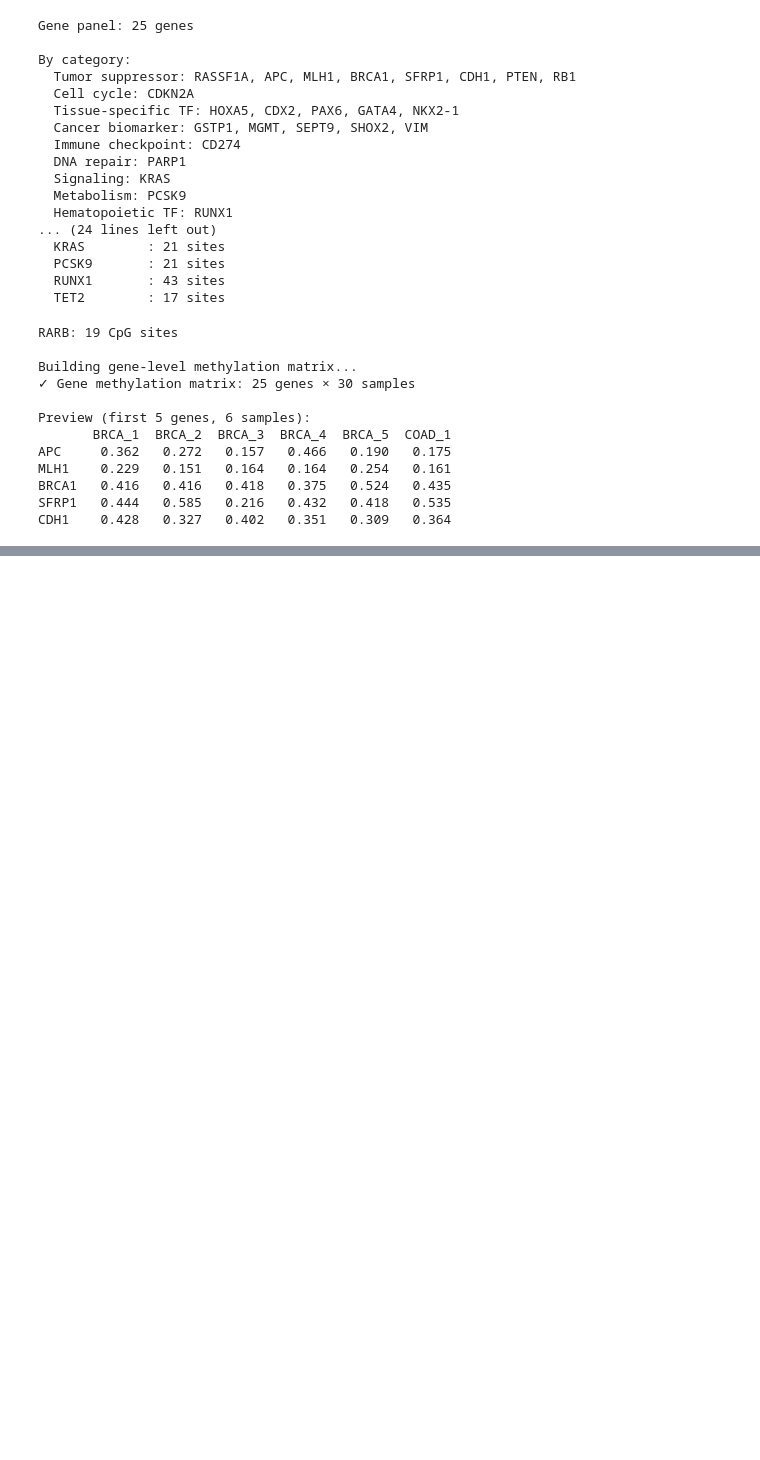
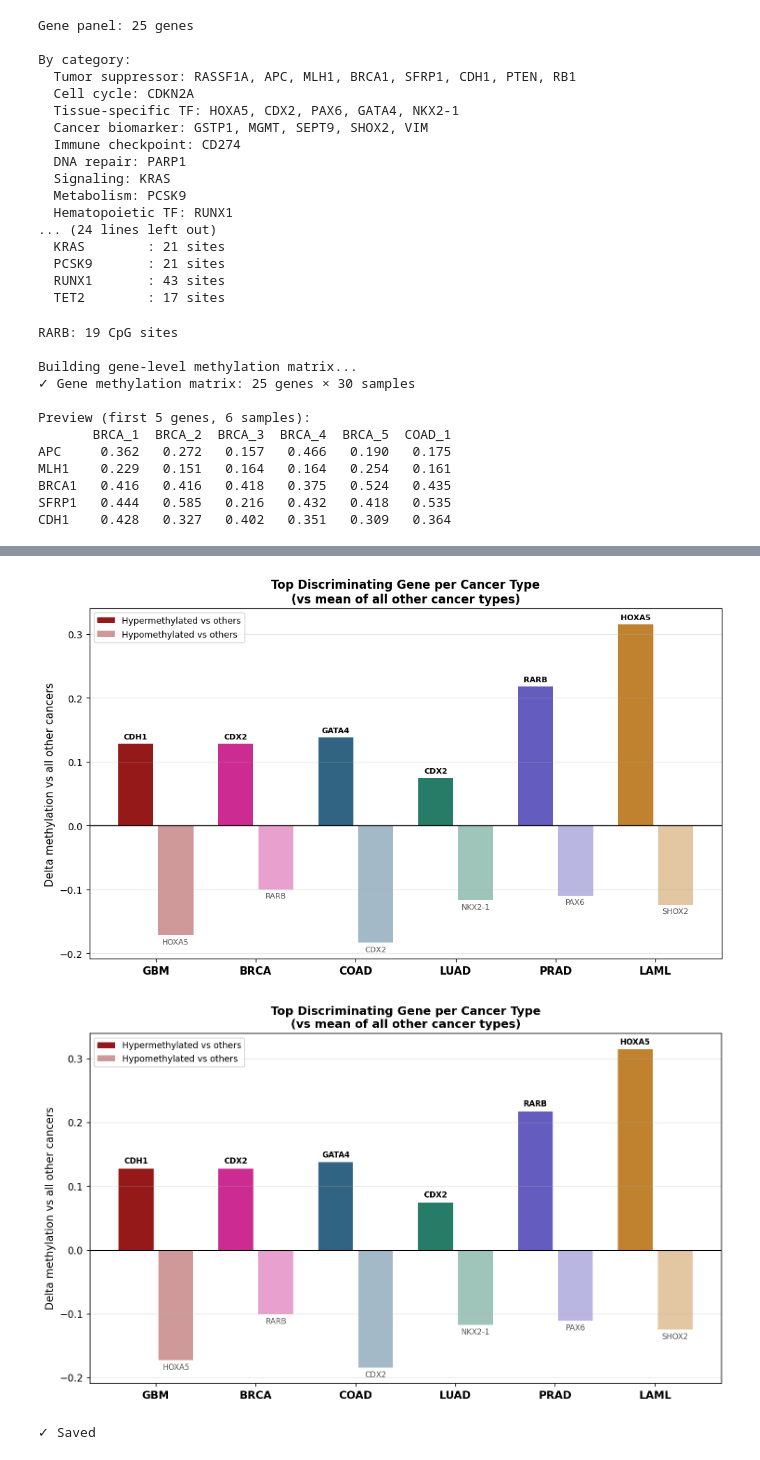
Before and after one commit to bmurnyak/methylation-tissue-classifier, a Jupyter notebook: notebooks/01_ccle_methylation_panel.ipynb, the cells around one changed output, grey strips where cells are left out. Cells and saved outputs as stored; diff of their text form; code cells hidden in the pictures; blank space fills up the shorter version.

```diff
--- a/notebooks/01_ccle_methylation_panel.ipynb
+++ b/notebooks/01_ccle_methylation_panel.ipynb
@@ -432,0 +919,73 @@ ModuleNotFoundError: No module named 'matplotlib'
+# %%
+# Cell 15 — top discriminating gene per cancer type
+import pandas as pd
+import matplotlib.pyplot as plt
+from IPython.display import display, Image
+
+cancer_order = ['GBM', 'BRCA', 'COAD', 'LUAD', 'PRAD', 'LAML']
+cancer_colors = {
+    'GBM':'#8B0000','BRCA':'#C71585','COAD':'#1A5276',
+    'LUAD':'#0F6E56','PRAD':'#534AB7','LAML':'#BA7517'
+}
+
+rows = []
+for cancer in cancer_order:
+    cancer_cols = [c for c in gene_meth.columns if c.startswith(cancer)]
+    other_cols  = [c for c in gene_meth.columns if not c.startswith(cancer)]
+
+    cancer_mean = gene_meth[cancer_cols].mean(axis=1)
+    other_mean  = gene_meth[other_cols].mean(axis=1)
+    delta = cancer_mean - other_mean
+
+    top_hyper = delta.idxmax()
+    top_hypo  = delta.idxmin()
+
+    rows.append({
+        'Cancer type'         : cancer,
+        'Top hypermethylated' : top_hyper,
+        'Hyper delta'         : round(delta[top_hyper], 3),
+        'Top hypomethylated'  : top_hypo,
+        'Hypo delta'          : round(delta[top_hypo], 3),
+        'Mean methylation'    : round(cancer_mean.mean(), 3),
+    })
+
+disc_df = pd.DataFrame(rows)
+print("=== Top Discriminating Genes per Cancer Type ===")
+print(disc_df.to_string(index=False))
+
+# Save table
+disc_df.to_csv('/home/bmurnyak/methylation-tissue-classifier/results/tables/discriminating_genes.csv', index=False)
+
+# Visualize
+fig, ax = plt.subplots(figsize=(10, 6))
+x = range(len(cancer_order))
+bars_hyper = ax.bar([i-0.2 for i in x], disc_df['Hyper delta'],
+                     width=0.35, color=[cancer_colors[c] for c in cancer_order],
+                     alpha=0.9, label='Hypermethylated vs others')
+bars_hypo  = ax.bar([i+0.2 for i in x], disc_df['Hypo delta'],
+                     width=0.35, color=[cancer_colors[c] for c in cancer_order],
+                     alpha=0.4, label='Hypomethylated vs others')
+
+# Gene labels on bars
+for i, row in disc_df.iterrows():
+    ax.text(i-0.2, row['Hyper delta']+0.005, row['Top hypermethylated'],
+            ha='center', va='bottom', fontsize=8, fontweight='bold')
+    ax.text(i+0.2, row['Hypo delta']-0.005, row['Top hypomethylated'],
+            ha='center', va='top', fontsize=8, color='#555')
+
+ax.set_xticks(list(x))
+ax.set_xticklabels(cancer_order, fontsize=11, fontweight='bold')
+ax.axhline(0, color='black', linewidth=1)
+ax.set_ylabel('Delta methylation vs all other cancers', fontsize=11)
+ax.set_title('Top Discriminating Gene per Cancer Type\n(vs mean of all other cancer types)',
+             fontsize=12, fontweight='bold')
+ax.legend(fontsize=9)
+ax.grid(axis='y', alpha=0.3)
+
+plt.tight_layout()
+path = '/home/bmurnyak/methylation-tissue-classifier/results/plots/discriminating_genes.png'
+plt.savefig(path, dpi=150, bbox_inches='tight')
+plt.show()
+display(Image(path))
+print("✓ Saved")
+# %% [output]
@@ -432,0 +1000,3 @@ ModuleNotFoundError: No module named 'matplotlib'
+[figure, added]
+[figure, added]
+✓ Saved
```
Also changed, not shown: parts of 14 cells of this notebook, 34 other files.
